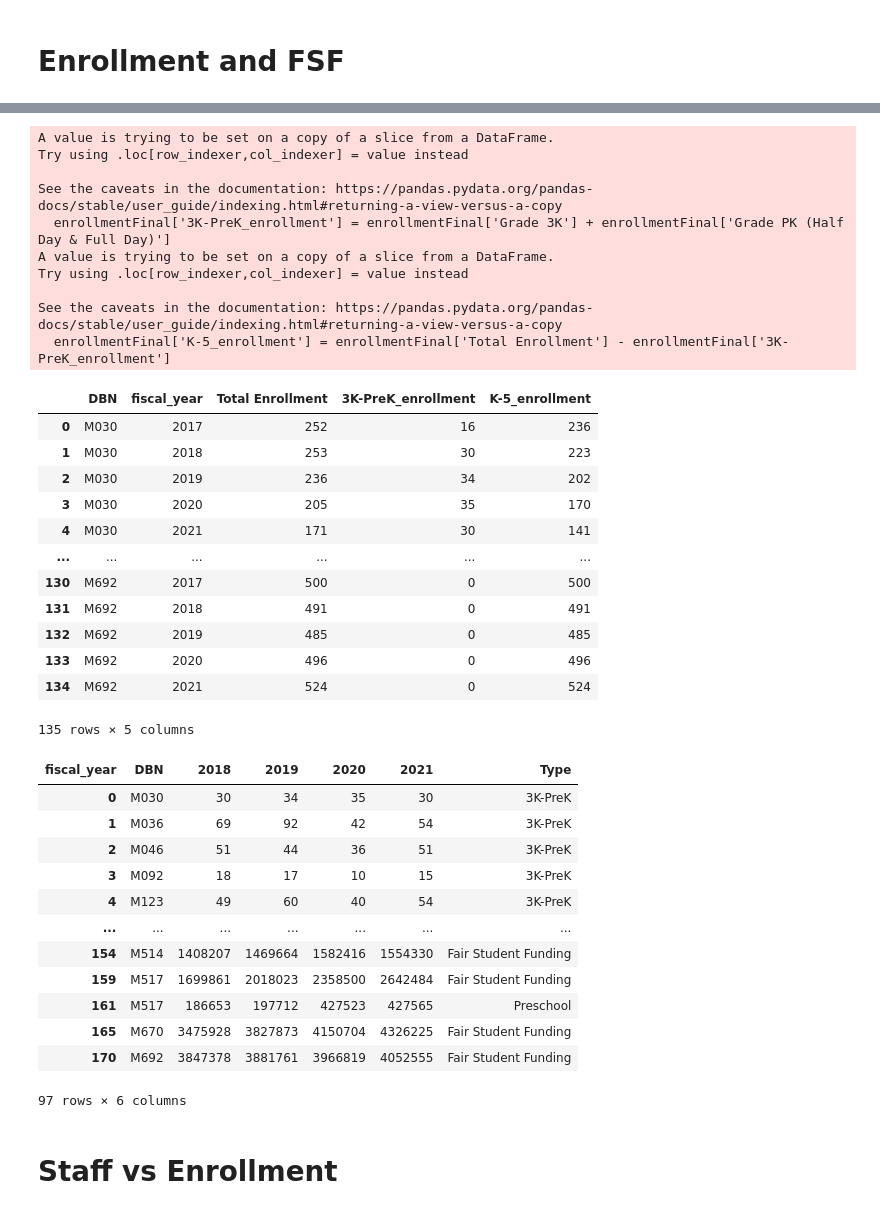
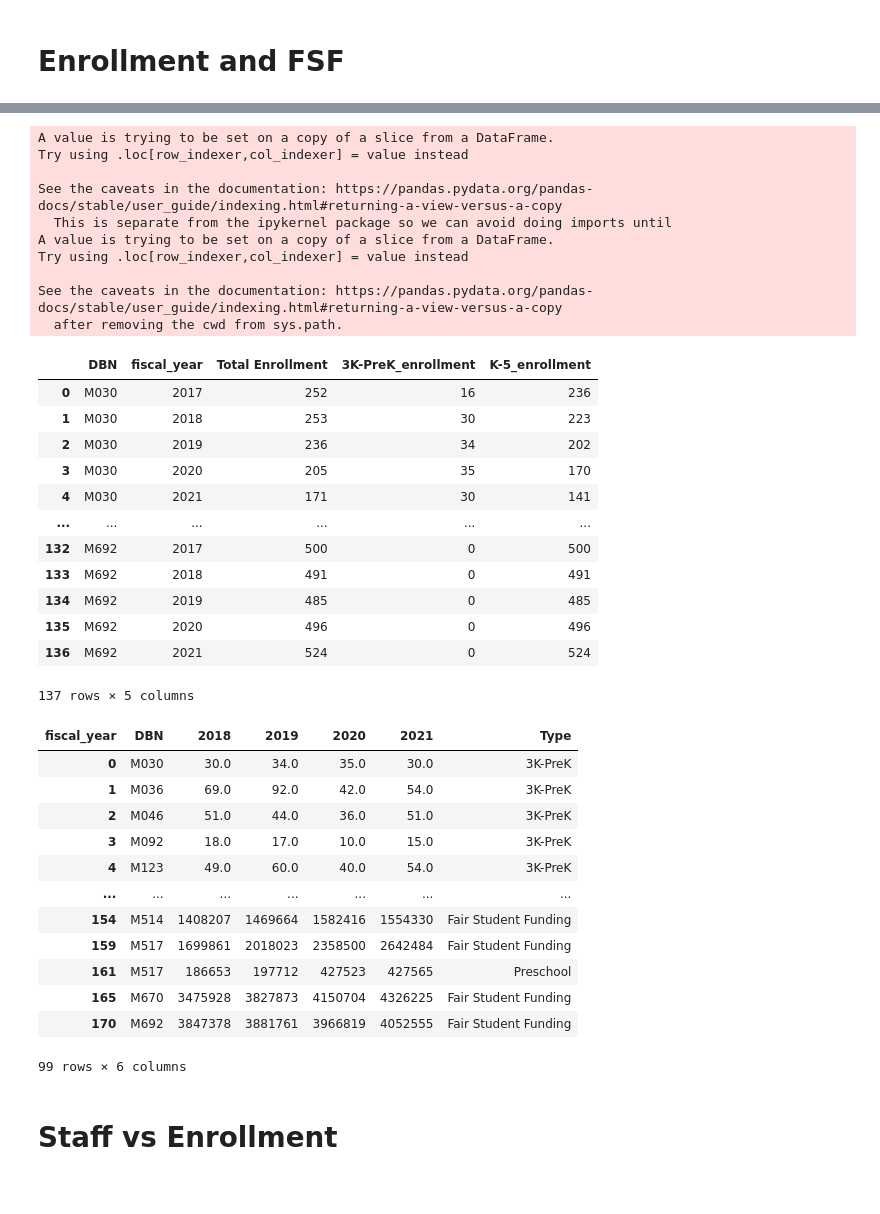
Before and after one commit to vaishalitalwar/School-Budget-and-Allocations, a Jupyter notebook: notebooks/streamlitVisuals.ipynb, the cells around one changed output, grey strips where cells are left out. Drawn from its saved outputs; the diff is of its cells as text; code cells hidden in the pictures.

```diff
--- a/notebooks/streamlitVisuals.ipynb
+++ b/notebooks/streamlitVisuals.ipynb
@@ -179,0 +195,3 @@ enrollment
+# %%
+enrollment = pd.read_csv(f"..\data\district {district}\district_{district}_demographic_data.csv")
+enrollment
@@ -220,34 +251,34 @@ enrollment
 # %%
 enrollmentFinal = pd.DataFrame()
 enrollmentFinal = enrollment[['DBN','fiscal_year', 'Total Enrollment', 'Grade 3K', 'Grade PK (Half Day & Full Day)']]
 enrollmentFinal['3K-PreK_enrollment'] = enrollmentFinal['Grade 3K'] + enrollmentFinal['Grade PK (Half Day & Full Day)']
-enrollmentFinal['K-5_enrollment'] = enrollmentFinal['Total Enrollment'] - enrollmentFinal['3K-PreK_enrollment']
+enrollmentFinal['K-5_enrollment'] = enrollmentFinal['Total Enrollment'].str.replace(',','').astype("int64") - enrollmentFinal['3K-PreK_enrollment']
 enrollmentFinal = enrollmentFinal.drop(columns = ['Grade 3K', 'Grade PK (Half Day & Full Day)'])
 enrollmentFinal
 # %% [output]
 A value is trying to be set on a copy of a slice from a DataFrame.
 Try using .loc[row_indexer,col_indexer] = value instead
 
 See the caveats in the documentation: https://pandas.pydata.org/pandas-docs/stable/user_guide/indexing.html#returning-a-view-versus-a-copy
-  enrollmentFinal['3K-PreK_enrollment'] = enrollmentFinal['Grade 3K'] + enrollmentFinal['Grade PK (Half Day & Full Day)']
+  This is separate from the ipykernel package so we can avoid doing imports until
 A value is trying to be set on a copy of a slice from a DataFrame.
 Try using .loc[row_indexer,col_indexer] = value instead
 
 See the caveats in the documentation: https://pandas.pydata.org/pandas-docs/stable/user_guide/indexing.html#returning-a-view-versus-a-copy
-  enrollmentFinal['K-5_enrollment'] = enrollmentFinal['Total Enrollment'] - enrollmentFinal['3K-PreK_enrollment']
+  after removing the cwd from sys.path.
 |  | DBN | fiscal_year | Total Enrollment | 3K-PreK_enrollment | K-5_enrollment |
 | 0 | M030 | 2017 | 252 | 16 | 236 |
 | 1 | M030 | 2018 | 253 | 30 | 223 |
 | 2 | M030 | 2019 | 236 | 34 | 202 |
 | 3 | M030 | 2020 | 205 | 35 | 170 |
 | 4 | M030 | 2021 | 171 | 30 | 141 |
 | ... | ... | ... | ... | ... | ... |
-| 130 | M692 | 2017 | 500 | 0 | 500 |
-| 131 | M692 | 2018 | 491 | 0 | 491 |
-| 132 | M692 | 2019 | 485 | 0 | 485 |
-| 133 | M692 | 2020 | 496 | 0 | 496 |
-| 134 | M692 | 2021 | 524 | 0 | 524 |
+| 132 | M692 | 2017 | 500 | 0 | 500 |
+| 133 | M692 | 2018 | 491 | 0 | 491 |
+| 134 | M692 | 2019 | 485 | 0 | 485 |
+| 135 | M692 | 2020 | 496 | 0 | 496 |
+| 136 | M692 | 2021 | 524 | 0 | 524 |
-135 rows × 5 columns
+137 rows × 5 columns
 # %%
 pivot1 = enrollmentFinal.pivot(index = ['DBN'], columns = ['fiscal_year'], values = '3K-PreK_enrollment').reset_index()
 pivot1['Grades'] = '3K-PreK'
@@ -260,21 +291,22 @@ temp = temp.rename(columns = {'allocation_category_group': 'Type', 'location_cod
 temp = temp.drop(columns = [2022])
 enrollmentPivot = enrollmentPivot.drop(columns = '2017')
 enrollmentPivot = pd.concat([enrollmentPivot, temp])
+enrollmentPivot.to_csv(rf"..\data\district {district}\graphs\enrollment_district_{district}.csv",index=False) #4
 enrollmentPivot
 # %% [output]
 | fiscal_year | DBN | 2018 | 2019 | 2020 | 2021 | Type |
-| 0 | M030 | 30 | 34 | 35 | 30 | 3K-PreK |
-| 1 | M036 | 69 | 92 | 42 | 54 | 3K-PreK |
-| 2 | M046 | 51 | 44 | 36 | 51 | 3K-PreK |
-| 3 | M092 | 18 | 17 | 10 | 15 | 3K-PreK |
-| 4 | M123 | 49 | 60 | 40 | 54 | 3K-PreK |
+| 0 | M030 | 30.0 | 34.0 | 35.0 | 30.0 | 3K-PreK |
+| 1 | M036 | 69.0 | 92.0 | 42.0 | 54.0 | 3K-PreK |
+| 2 | M046 | 51.0 | 44.0 | 36.0 | 51.0 | 3K-PreK |
+| 3 | M092 | 18.0 | 17.0 | 10.0 | 15.0 | 3K-PreK |
+| 4 | M123 | 49.0 | 60.0 | 40.0 | 54.0 | 3K-PreK |
 | ... | ... | ... | ... | ... | ... | ... |
 | 154 | M514 | 1408207 | 1469664 | 1582416 | 1554330 | Fair Student Funding |
 | 159 | M517 | 1699861 | 2018023 | 2358500 | 2642484 | Fair Student Funding |
 | 161 | M517 | 186653 | 197712 | 427523 | 427565 | Preschool |
 | 165 | M670 | 3475928 | 3827873 | 4150704 | 4326225 | Fair Student Funding |
 | 170 | M692 | 3847378 | 3881761 | 3966819 | 4052555 | Fair Student Funding |
-97 rows × 6 columns
+99 rows × 6 columns
 # %% [markdown]
 # Staff vs Enrollment
 # %%
```
Also changed, not shown: parts of 21 cells of this notebook, 9 other files.
